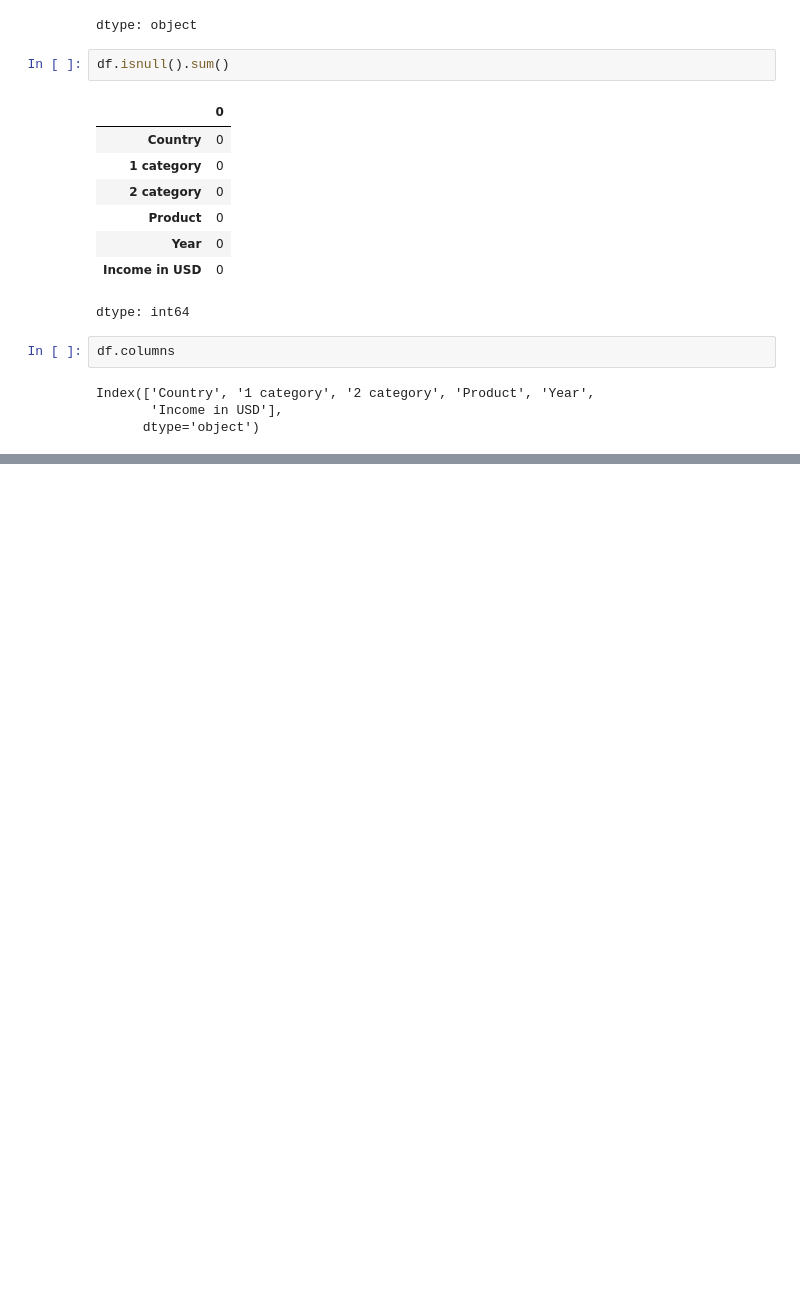
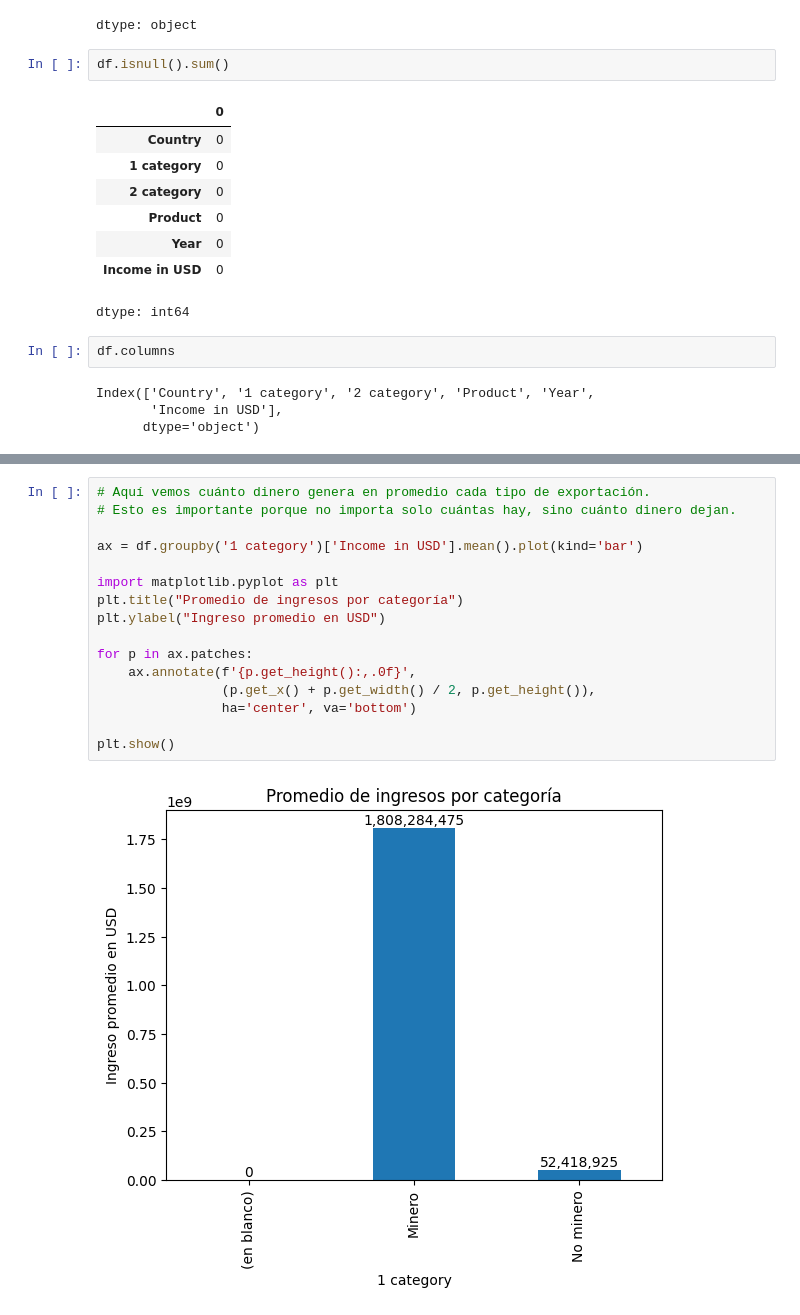
Before and after one commit to Cxris2145/MineriaDatos2026, a Jupyter notebook: ExportacionesChile2026.ipynb, the cells around one changed output, grey strips where cells are left out. Cells and saved outputs as stored; diff of their text form; blank space fills up the shorter version.

```diff
--- a/ExportacionesChile2026.ipynb
+++ b/ExportacionesChile2026.ipynb
@@ -155,0 +224,18 @@ Index(['Country', '1 category', '2 category', 'Product', 'Year',
+# %%
+# Aquí vemos cuánto dinero genera en promedio cada tipo de exportación.
+# Esto es importante porque no importa solo cuántas hay, sino cuánto dinero dejan.
+
+ax = df.groupby('1 category')['Income in USD'].mean().plot(kind='bar')
+
+import matplotlib.pyplot as plt
+plt.title("Promedio de ingresos por categoría")
+plt.ylabel("Ingreso promedio en USD")
+
+for p in ax.patches:
+    ax.annotate(f'{p.get_height():,.0f}',
+                (p.get_x() + p.get_width() / 2, p.get_height()),
+                ha='center', va='bottom')
+
+plt.show()
+# %% [output]
+[figure, added]
```
Also changed, not shown: parts of 11 cells of this notebook.
